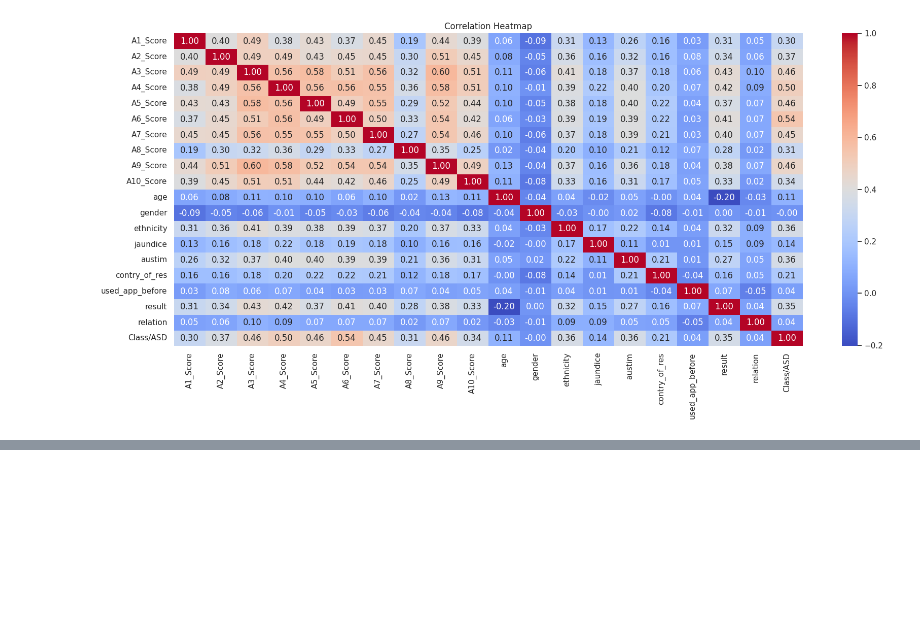
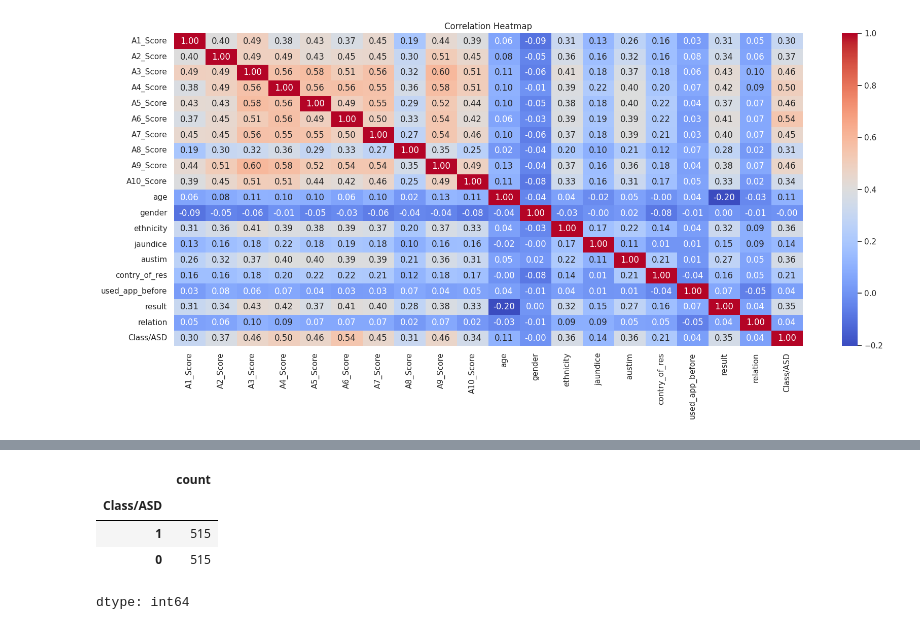
Before and after one commit to Alton01/autism_prediction_ml_model, a Jupyter notebook: autism_prediction.ipynb, the cells around one changed output, grey strips where cells are left out. Cells and saved outputs as stored; diff of their text form; code cells hidden in the pictures; blank space fills up the shorter version.

```diff
--- a/autism_prediction.ipynb
+++ b/autism_prediction.ipynb
@@ -387,0 +462,8 @@ plt.show()
+# %%
+y_train_smote.value_counts()
+# %% [output]
+|  | count |
+| Class/ASD |  |
+| 1 | 515 |
+| 0 | 515 |
+dtype: int64
```
Also changed, not shown: parts of 11 cells of this notebook.
